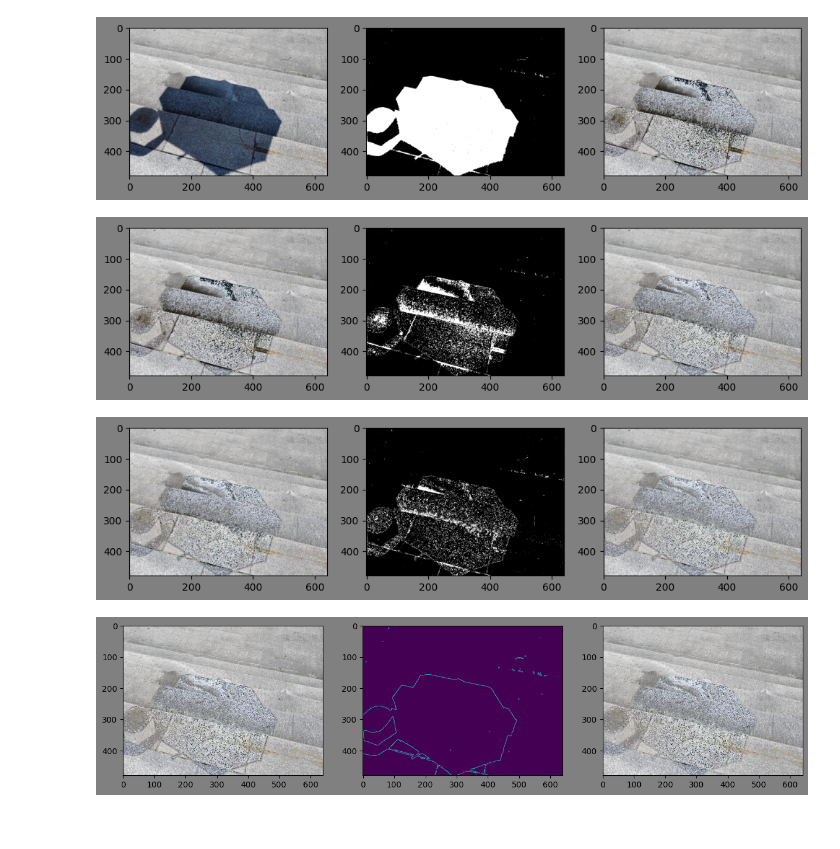
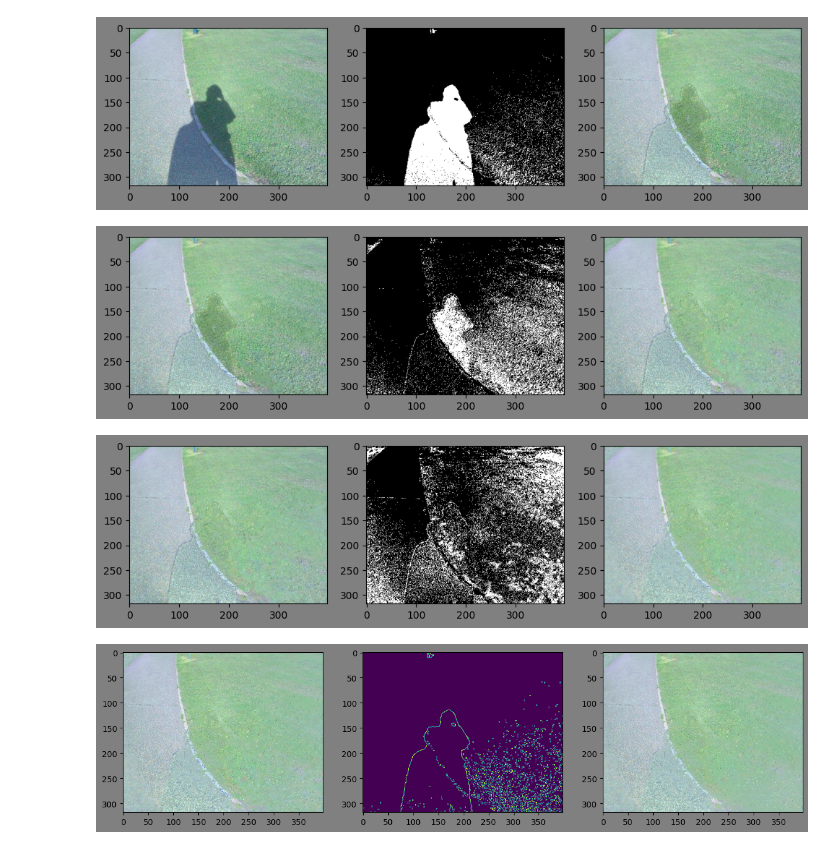
Before and after one commit to Asharma538/CV_Project, a Jupyter notebook: final.ipynb, the cells around one changed output. Cells and saved outputs as stored; diff of their text form; code cells hidden in the pictures.

```diff
--- a/final.ipynb
+++ b/final.ipynb
@@ -303,6 +303,10 @@ class ShadowRemover:
             mask = self.calculate_mask(removed_shadow_image)
             removed_shadow_image = self.perform_color_transformation(removed_shadow_image,mask)
 
+            original_image_list.append(removed_shadow_image)
+            mask_list.append(cv2.cvtColor(mask,cv2.COLOR_GRAY2RGB))
+            removed_shadow_image_list.append(removed_shadow_image)
+
 
         self.removed_shadow_image = removed_shadow_image
         self.mask = mask_list[0]
@@ -341,20 +345,20 @@ class ShadowRemover:
         return refined_image
 # %%
 shadow_remover = ShadowRemover(itr=3,method='rgb_lab_hsv',ab_threshold=-255,lab_adjustment=True,
-                               region_adjustment_kernel_size=30,shadow_dilation_kernel_size=7,shadow_dilation_iteration=7,
+                               region_adjustment_kernel_size=10,shadow_dilation_kernel_size=7,shadow_dilation_iteration=7,
                                shadow_size_threshold=20,
                                verbose=False,plot_results=True)
 
-shadow_remover.set_image("Images/image4.png",use_blurring=False)
+shadow_remover.set_image("Images/image1.jpg",use_blurring=False)
 original_image_list, mask_list, removed_shadow_image_list = shadow_remover.remove_shadows()
 # %% [output]
-[figure, old version]
+[figure, new version]
-[figure, old version]
+[figure, new version]
-[figure, old version]
+[figure, new version]
 # %%
 refined_image = shadow_remover.refine_image_edges(15)
 # %% [output]
-[figure, old version]
+[figure, new version]
 # %%
 plt.figure(figsize=(15 , 12),facecolor='gray')
 plt.subplot(2,2,1)
```
Also changed, not shown: parts of 1 cell of this notebook, 22 other files.
